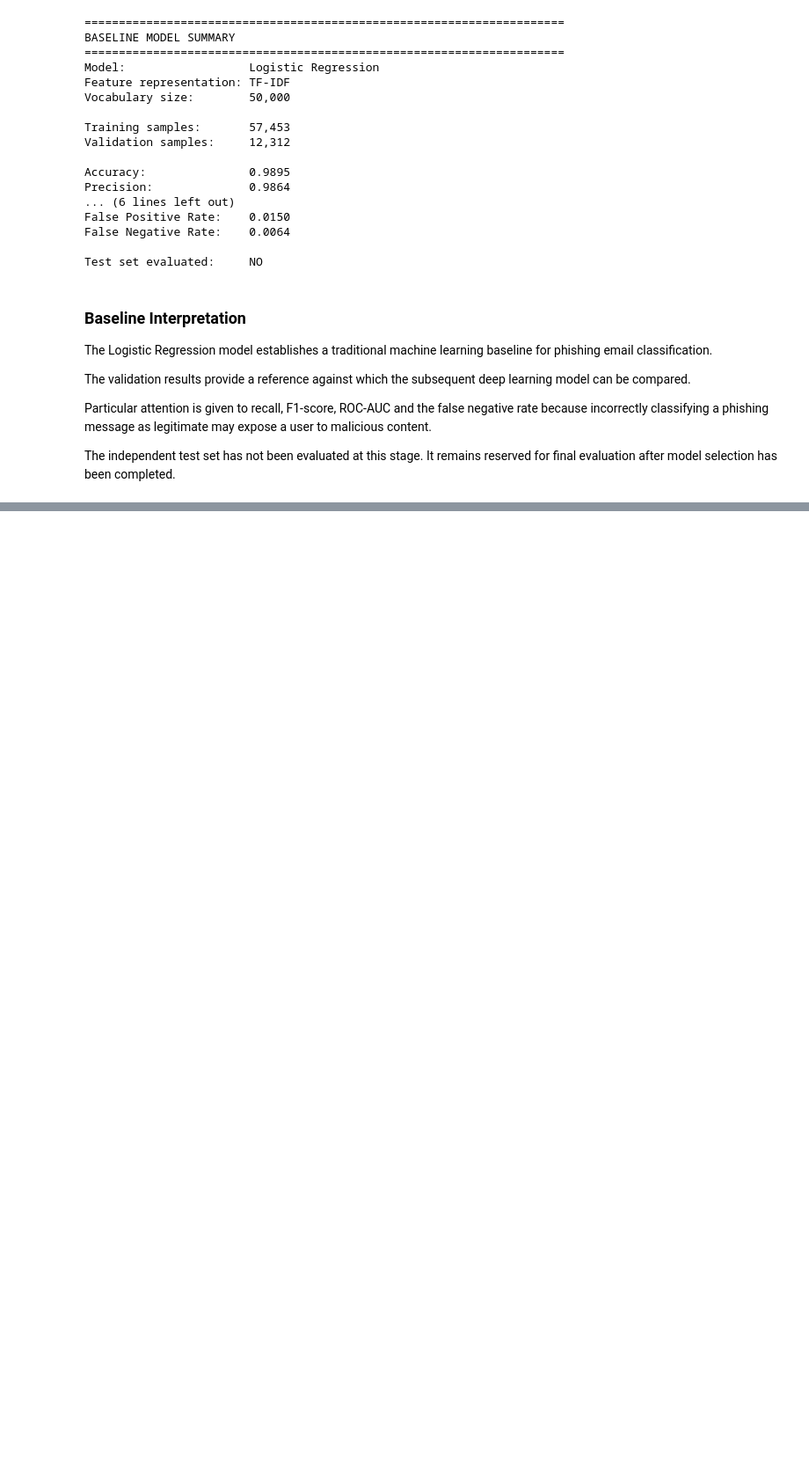
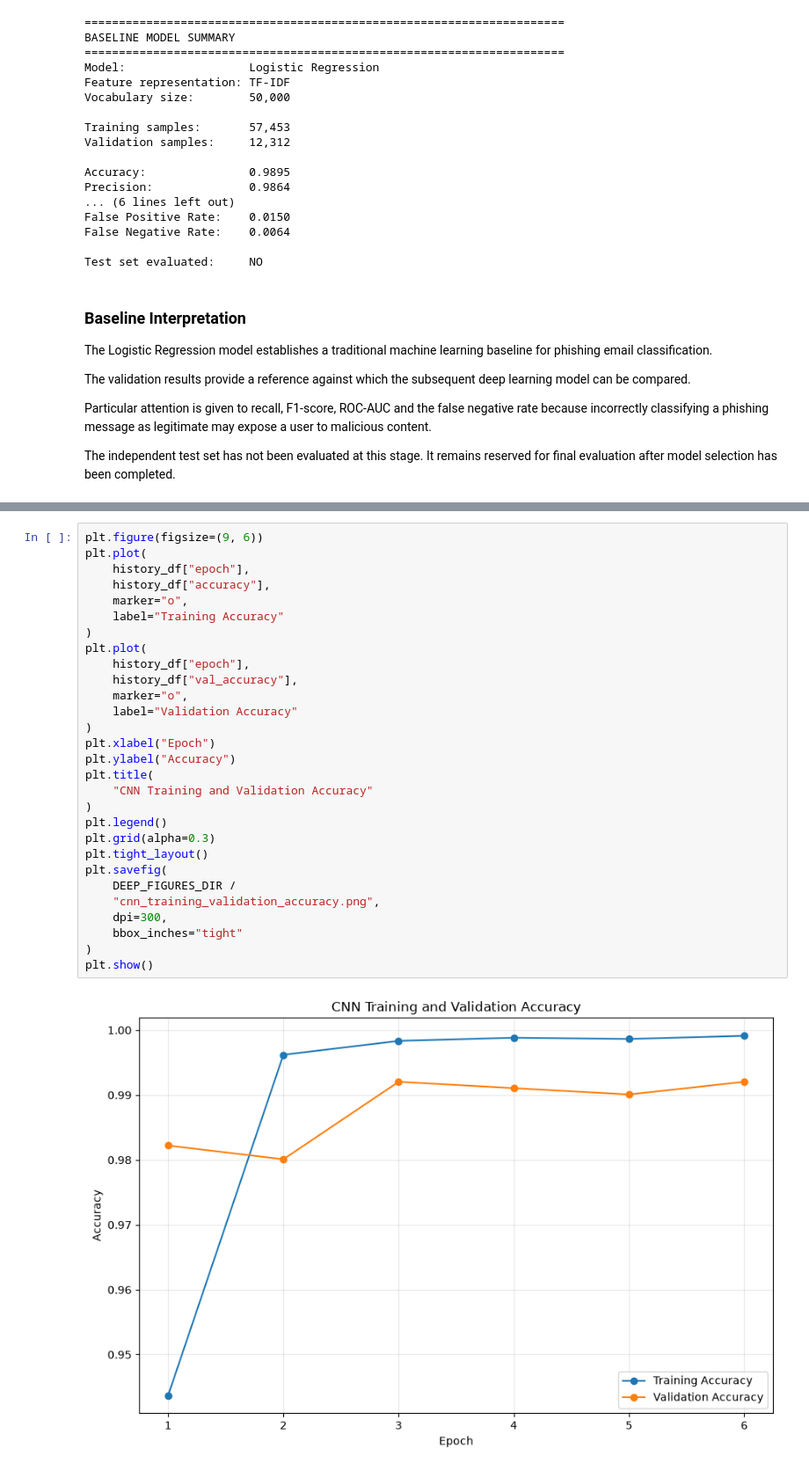
Before and after one commit to Lwazi-Junior/ITRI625-Phishing-Email-Detection, a Jupyter notebook: notebooks/phishing_detection.ipynb, the cells around one changed output, grey strips where cells are left out. Shown at 88% size. Drawn from its saved outputs; the diff is of its cells as text; blank space fills up the shorter version.

```diff
--- a/notebooks/phishing_detection.ipynb
+++ b/notebooks/phishing_detection.ipynb
@@ -1334,0 +1914,31 @@ reserved for final evaluation after model selection has been completed.
+# %%
+plt.figure(figsize=(9, 6))
+plt.plot(
+    history_df["epoch"],
+    history_df["accuracy"],
+    marker="o",
+    label="Training Accuracy"
+)
+plt.plot(
+    history_df["epoch"],
+    history_df["val_accuracy"],
+    marker="o",
+    label="Validation Accuracy"
+)
+plt.xlabel("Epoch")
+plt.ylabel("Accuracy")
+plt.title(
+    "CNN Training and Validation Accuracy"
+)
+plt.legend()
+plt.grid(alpha=0.3)
+plt.tight_layout()
+plt.savefig(
+    DEEP_FIGURES_DIR /
+    "cnn_training_validation_accuracy.png",
+    dpi=300,
+    bbox_inches="tight"
+)
+plt.show()
+# %% [output]
+[figure, added]
```
Also changed, not shown: parts of 36 cells of this notebook, 7 other files.
